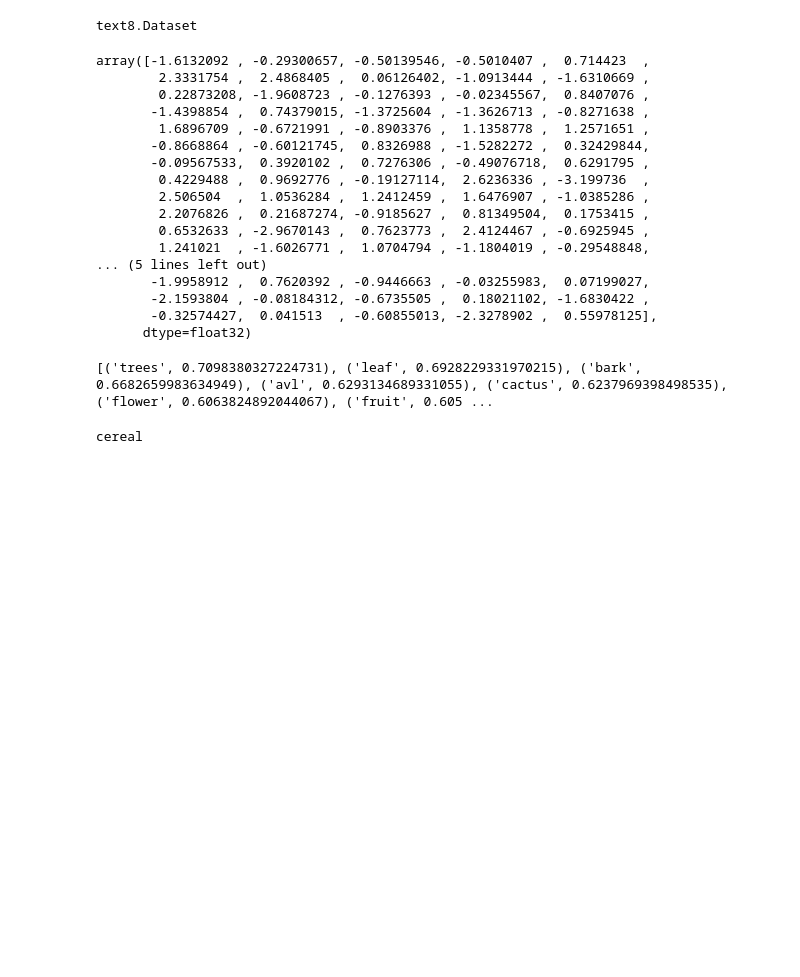
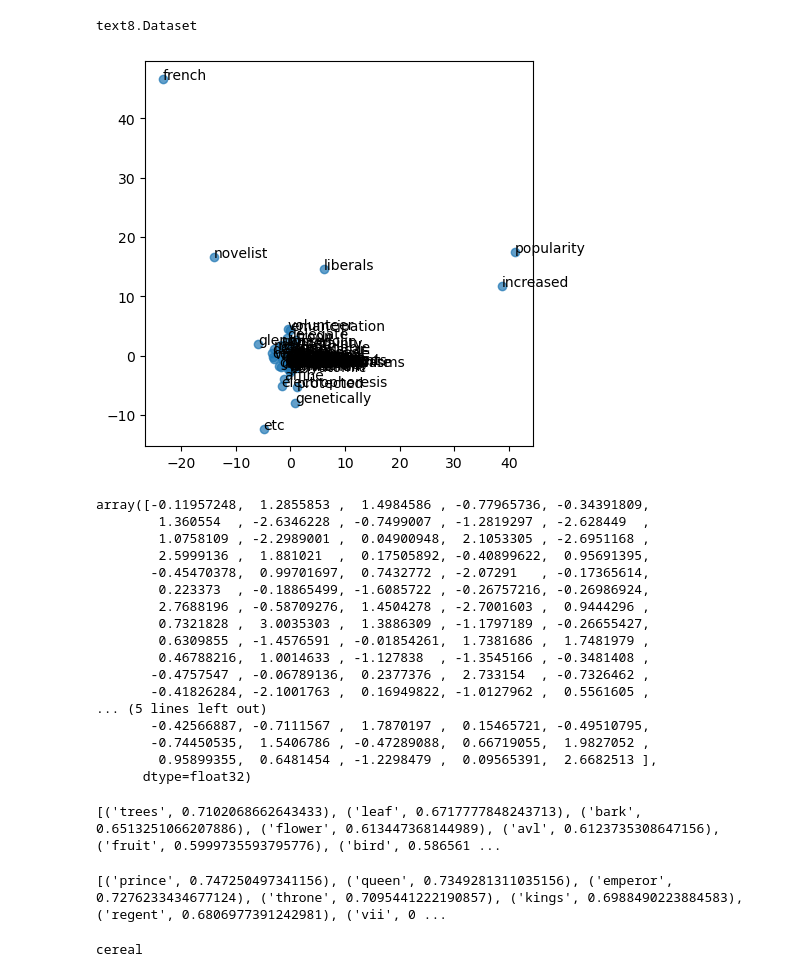
Before and after one commit to mauriciosotogomez/NLP, a Jupyter notebook: 05_Word_Embedding.ipynb, the cells around one changed output. Drawn from its saved outputs; the diff is of its cells as text; code cells hidden in the pictures; blank space fills up the shorter version.

```diff
--- a/05_Word_Embedding.ipynb
+++ b/05_Word_Embedding.ipynb
@@ -63,31 +82,55 @@ type(corpus)
 text8.Dataset
 # %%
 from gensim.models.word2vec import Word2Vec
-model8= Word2Vec(corpus)
+
+model8= Word2Vec(corpus, vector_size=100)
+# %%
+import pandas as pd
+X8 = pd.DataFrame(model8.wv[model8.wv.key_to_index])
+X8['vocab']=list(model8.wv.key_to_index)
+
+X8_sample = X8.sample(100)
+# %%
+import random
+pca = PCA(n_components=2)
+result = pca.fit_transform(X8_sample.iloc[:,:-1].apply(lambda x: x*np.random.uniform(low=3, high=4) ))
+
+fig, ax = plt.subplots(figsize = (5, 5))
+ax.scatter(result[:, 0], result[:, 1], alpha=0.7)
+words = list(X8_sample.iloc[:,-1])
+
+for i, word in enumerate(words):
+    plt.annotate(word, xy=(result[i, 0], result[i, 1]))
+# %% [output]
+[figure, added]
 # %%
 model8.wv['tree']
 # %% [output]
-array([-1.6132092 , -0.29300657, -0.50139546, -0.5010407 ,  0.714423  ,
-        2.3331754 ,  2.4868405 ,  0.06126402, -1.0913444 , -1.6310669 ,
-        0.22873208, -1.9608723 , -0.1276393 , -0.02345567,  0.8407076 ,
-       -1.4398854 ,  0.74379015, -1.3725604 , -1.3626713 , -0.8271638 ,
-        1.6896709 , -0.6721991 , -0.8903376 ,  1.1358778 ,  1.2571651 ,
-       -0.8668864 , -0.60121745,  0.8326988 , -1.5282272 ,  0.32429844,
-       -0.09567533,  0.3920102 ,  0.7276306 , -0.49076718,  0.6291795 ,
-        0.4229488 ,  0.9692776 , -0.19127114,  2.6236336 , -3.199736  ,
-        2.506504  ,  1.0536284 ,  1.2412459 ,  1.6476907 , -1.0385286 ,
-        2.2076826 ,  0.21687274, -0.9185627 ,  0.81349504,  0.1753415 ,
-        0.6532633 , -2.9670143 ,  0.7623773 ,  2.4124467 , -0.6925945 ,
-        1.241021  , -1.6026771 ,  1.0704794 , -1.1804019 , -0.29548848,
+array([-0.11957248,  1.2855853 ,  1.4984586 , -0.77965736, -0.34391809,
+        1.360554  , -2.6346228 , -0.7499007 , -1.2819297 , -2.628449  ,
+        1.0758109 , -2.2989001 ,  0.04900948,  2.1053305 , -2.6951168 ,
+        2.5999136 ,  1.881021  ,  0.17505892, -0.40899622,  0.95691395,
+       -0.45470378,  0.99701697,  0.7432772 , -2.07291   , -0.17365614,
+        0.223373  , -0.18865499, -1.6085722 , -0.26757216, -0.26986924,
+        2.7688196 , -0.58709276,  1.4504278 , -2.7001603 ,  0.9444296 ,
+        0.7321828 ,  3.0035303 ,  1.3886309 , -1.1797189 , -0.26655427,
+        0.6309855 , -1.4576591 , -0.01854261,  1.7381686 ,  1.7481979 ,
+        0.46788216,  1.0014633 , -1.127838  , -1.3545166 , -0.3481408 ,
+       -0.4757547 , -0.06789136,  0.2377376 ,  2.733154  , -0.7326462 ,
+       -0.41826284, -2.1001763 ,  0.16949822, -1.0127962 ,  0.5561605 ,
 ... (5 lines left out)
-       -1.9958912 ,  0.7620392 , -0.9446663 , -0.03255983,  0.07199027,
-       -2.1593804 , -0.08184312, -0.6735505 ,  0.18021102, -1.6830422 ,
-       -0.32574427,  0.041513  , -0.60855013, -2.3278902 ,  0.55978125],
+       -0.42566887, -0.7111567 ,  1.7870197 ,  0.15465721, -0.49510795,
+       -0.74450535,  1.5406786 , -0.47289088,  0.66719055,  1.9827052 ,
+        0.95899355,  0.6481454 , -1.2298479 ,  0.09565391,  2.6682513 ],
       dtype=float32)
 # %%
 print(model8.wv.most_similar('tree'))
 # %% [output]
-[('trees', 0.7098380327224731), ('leaf', 0.6928229331970215), ('bark', 0.6682659983634949), ('avl', 0.6293134689331055), ('cactus', 0.6237969398498535), ('flower', 0.6063824892044067), ('fruit', 0.605 ...
+[('trees', 0.7102068662643433), ('leaf', 0.6717777848243713), ('bark', 0.6513251066207886), ('flower', 0.613447368144989), ('avl', 0.6123735308647156), ('fruit', 0.5999735593795776), ('bird', 0.586561 ...
+# %%
+print(model8.wv.most_similar('king'))
+# %% [output]
+[('prince', 0.747250497341156), ('queen', 0.7349281311035156), ('emperor', 0.7276233434677124), ('throne', 0.7095441222190857), ('kings', 0.6988490223884583), ('regent', 0.6806977391242981), ('vii', 0 ...
 # %%
 print(model8.wv.doesnt_match("breakfast cereal dinner lunch".split()))
 # %% [output]
```
Also changed, not shown: parts of 23 cells of this notebook.
